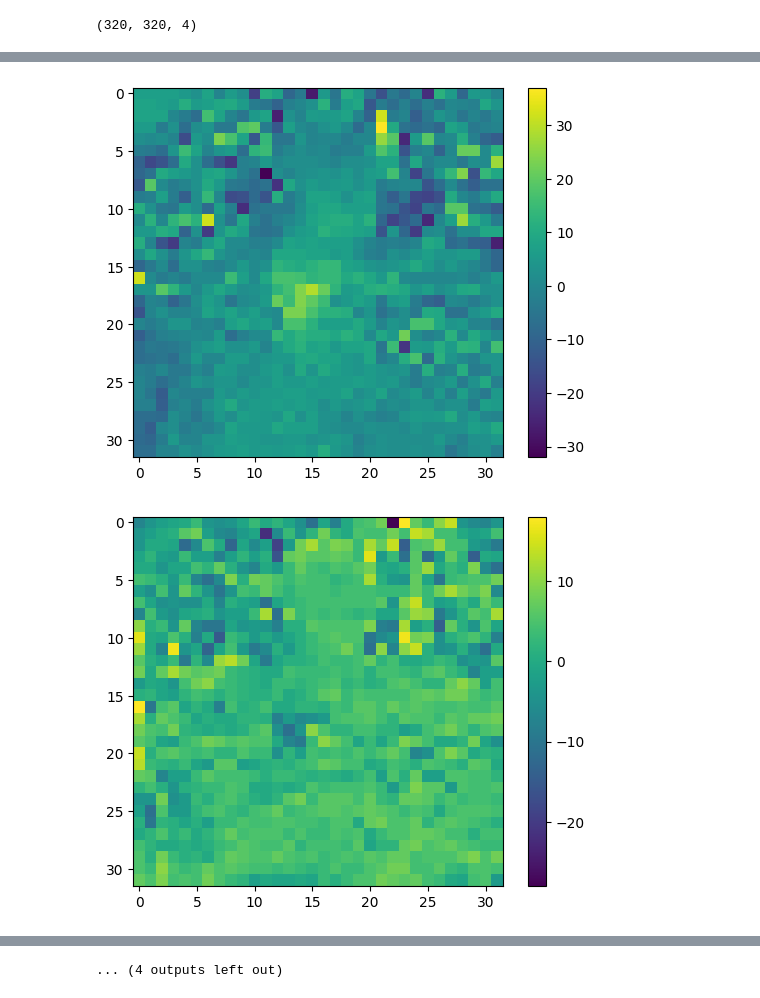
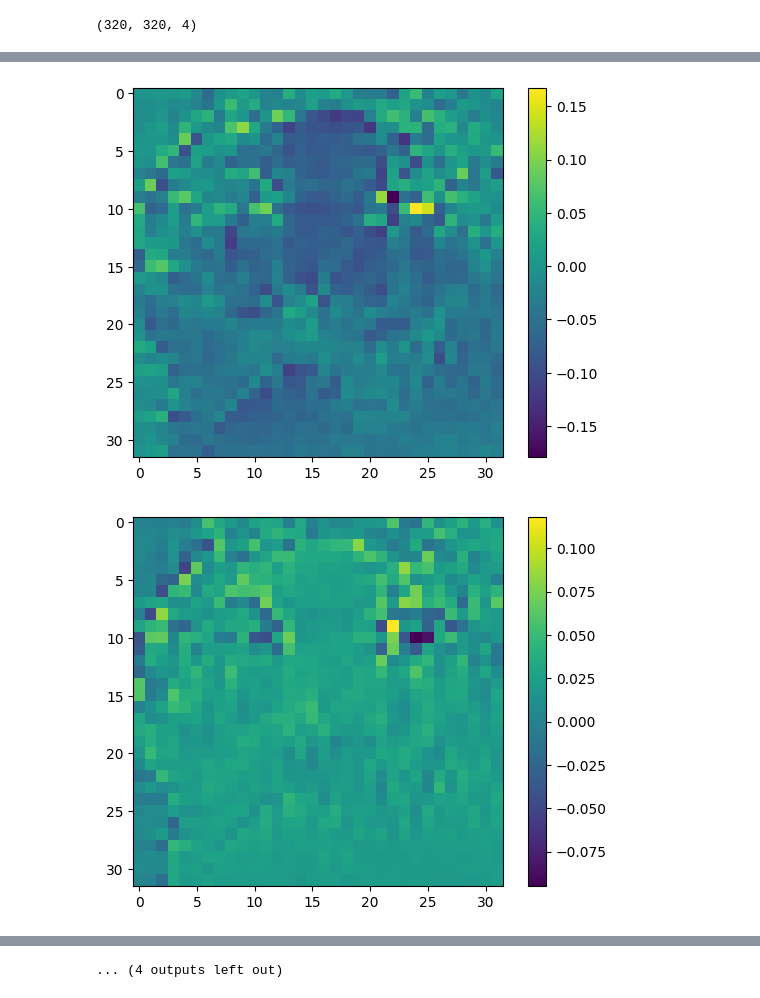
Before and after one commit to MichaelMoroz/TensorFrost, a Jupyter notebook: examples/Rendering/neural_embed.ipynb, the cells around one changed output, grey strips where cells are left out. Cells and saved outputs as stored; diff of their text form; code cells hidden in the pictures.

```diff
--- a/examples/Rendering/neural_embed.ipynb
+++ b/examples/Rendering/neural_embed.ipynb
@@ -13,7 +13,7 @@ ImageW = 1000
 ImageH = 1000
 
 def Sample(tex, i, j, k):
-    #return tex[i, j, k]
+    return tex[i, j, k]
     res = tf.clamp(tf.round(127.0*tex[i, j, k]).pass_grad(), -127.0, 127.0)
     return res / 127.0
 
@@ -45,7 +45,7 @@ def GELU(x):
 def Decode(tex, W1, W2, x, y):
     embed = Bilinear(tex, x, y, x.indices[-1])
     #small neural network
-    embed = tf.sin(mul_bias(embed, W1))
+    embed = GELU(mul_bias(embed, W1))
     return (mul_bias(embed, W2))
 
 def NeuralEmbed():
@@ -61,6 +61,10 @@ def NeuralEmbed():
     params = tf.input([-1], tf.float32)
     tex_lr = params[0]
     weight_lr = params[1]
+    normalize = tf.bool(params[2])
+
+    with tf.if_cond(normalize):
+        tex[tex.indices] = tex / (tf.mean(tf.mean(tf.abs(tex), axis=0), axis=0) + 1e-6)
 
     i, j = tf.indices([N, EN])
     samp = Decode(tex, W1, W2, pos[i, 0], pos[i, 1])
@@ -146,7 +150,7 @@ embedding_tex = np.random.randn(RN, RN, embedd) / 30.0
 tex_tf = tf.tensor(embedding_tex)
 W1 = np.random.randn(embedd+1, hidden) / np.sqrt(hidden)
 for i in range(embedd):
-    W1[i, :] *= 40.0
+    W1[i, :] *= 100.0
 # %%
 W1_tf = tf.tensor(W1)
 W2_tf = tf.tensor(np.random.randn(hidden+1, CH) / np.sqrt(CH))
@@ -162,6 +166,7 @@ smooth_delta_time = 0.0
 do_optimization = False
 
 lr = 0.05
+normalize = True
 
 batch_size = 256
 iters_per_frame = 16
@@ -177,7 +182,7 @@ while not tf.window_should_close():
     smooth_delta_time = 0.9 * smooth_delta_time + 0.1 * delta_time
 
     if do_optimization:
-        params = np.array([0.0 if freeze_tex else lr, 0.0 if freeze_weights else lr])
+        params = np.array([0.0 if freeze_tex else lr, 0.0 if freeze_weights else lr, normalize], dtype=np.float32)
         params_tf = tf.tensor(params)
         for _ in range(iters_per_frame):
             rand_offset = np.random.randint(N - batch_size)
@@ -186,6 +191,8 @@ while not tf.window_should_close():
             tex_tf, W1_tf, W2_tf, loss = reconstruct(tex_tf, pos_tf, vals_tf, W1_tf, W2_tf, params_tf)
         loss_val = loss.numpy
         loss_hist.append(loss_val)
+
+    normalize = False
 
     tf.render_frame(render(tex_tf, W1_tf, W2_tf))
     tf.imgui_text("Frame time: %.3f ms" % (1000.0 * smooth_delta_time))
@@ -197,6 +204,7 @@ while not tf.window_should_close():
     batch_size = tf.imgui_slider("Batch size", batch_size, 64, 10000)
     freeze_weights = tf.imgui_checkbox("Freeze weights", freeze_weights)
     freeze_tex = tf.imgui_checkbox("Freeze texture", freeze_tex)
+    normalize = tf.imgui_checkbox("Normalize", normalize)
 
     prev_time = cur_time
 
@@ -212,13 +220,13 @@ plt.show()
 # %%
 #plot the embeddings
 embedding = tex_tf.numpy
 #get quantized version
-embedding = np.round(embedding*127.0)
-embedding = np.clip(embedding, -127.0, 127.0)
+#embedding = np.round(embedding*127.0)
+#embedding = np.clip(embedding, -127.0, 127.0)
 for i in range(embedding.shape[2]):
     plt.imshow(embedding[:,:,i])
     plt.colorbar()
     plt.show()
 # %% [output]
-[figure, old version]
+[figure, new version]
-[figure, old version]
+[figure, new version]
```
Also changed, not shown: parts of 4 cells of this notebook, 6 other files.
